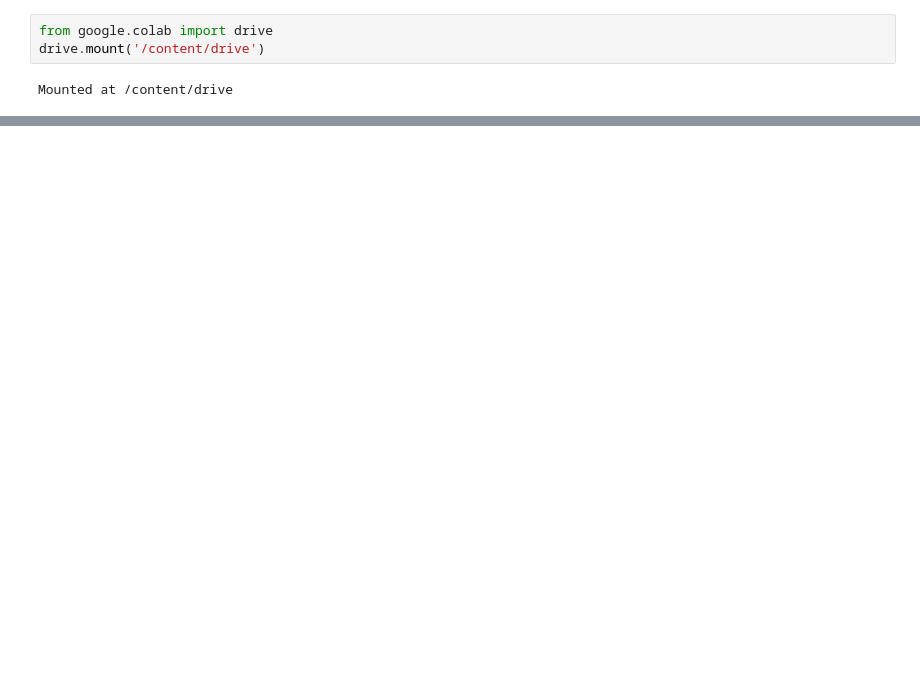
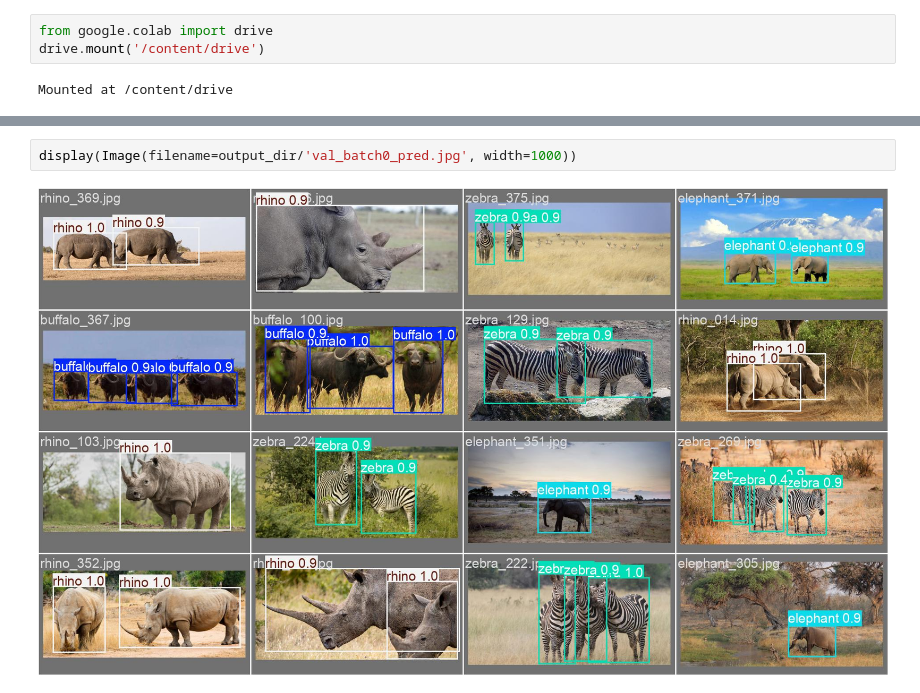
Before and after one commit to agnesSLu/WildAnimalDetection, a Jupyter notebook: notebook/yolo.ipynb, the cells around one changed output, grey strips where cells are left out. Cells and saved outputs as stored; diff of their text form; blank space fills up the shorter version.

```diff
--- a/notebook/yolo.ipynb
+++ b/notebook/yolo.ipynb
@@ -145,0 +234,4 @@ elephant_124.txt
+# %%
+display(Image(filename=output_dir/'val_batch0_pred.jpg', width=1000))
+# %% [output]
+[figure, added]
```
Also changed, not shown: parts of 34 cells of this notebook, 44 other files.
